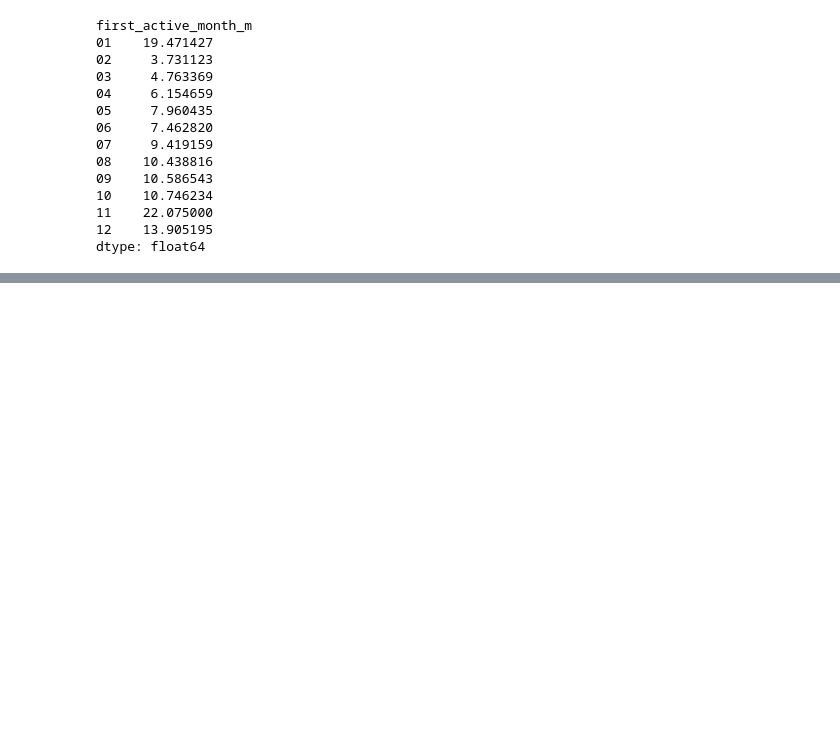
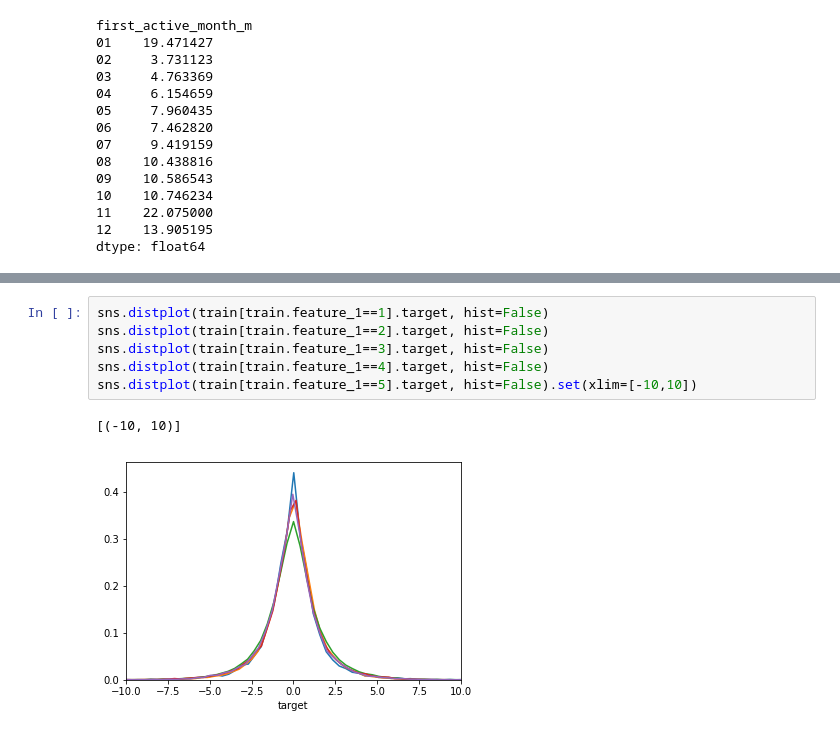
Before and after one commit to scottbradshaw/elo-merchant, a Jupyter notebook: Exploration.ipynb, the cells around one changed output, grey strips where cells are left out. Drawn from its saved outputs; the diff is of its cells as text; blank space fills up the shorter version.

```diff
--- a/Exploration.ipynb
+++ b/Exploration.ipynb
@@ -91,0 +142,9 @@ dtype: float64
+# %%
+sns.distplot(train[train.feature_1==1].target, hist=False)
+sns.distplot(train[train.feature_1==2].target, hist=False)
+sns.distplot(train[train.feature_1==3].target, hist=False)
+sns.distplot(train[train.feature_1==4].target, hist=False)
+sns.distplot(train[train.feature_1==5].target, hist=False).set(xlim=[-10,10])
+# %% [output]
+[(-10, 10)]
+[figure, added]
```
Also changed, not shown: parts of 13 cells of this notebook.
